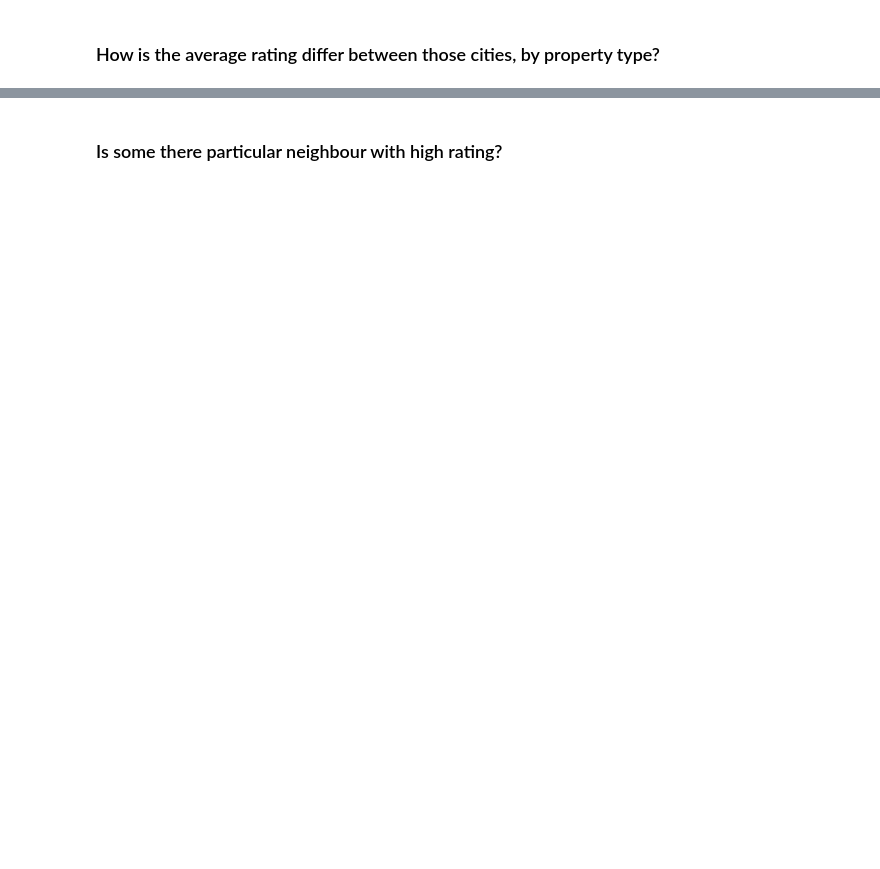
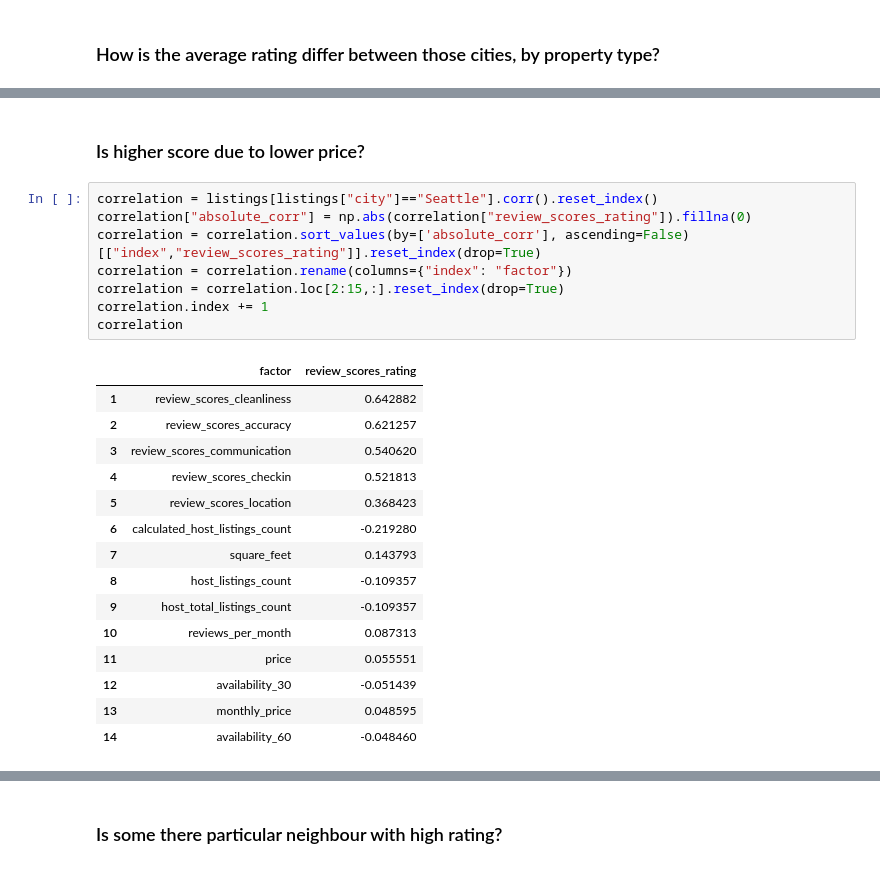
Before and after one commit to wsr13990/airbnb, a Jupyter notebook: Airbnb.ipynb, the cells around one changed output, grey strips where cells are left out. Drawn from its saved outputs; the diff is of its cells as text; blank space fills up the shorter version.

```diff
--- a/Airbnb.ipynb
+++ b/Airbnb.ipynb
@@ -316,3 +363,29 @@ fig_subplot['layout']['xaxis2']['title']='Average Rating'
 fig_subplot.show()
 # %% [output]
 [interactive output not drawn]
+# %% [markdown]
+### Is higher score due to lower price?
+# %%
+correlation = listings[listings["city"]=="Seattle"].corr().reset_index()
+correlation["absolute_corr"] = np.abs(correlation["review_scores_rating"]).fillna(0)
+correlation = correlation.sort_values(by=['absolute_corr'], ascending=False)[["index","review_scores_rating"]].reset_index(drop=True)
+correlation = correlation.rename(columns={"index": "factor"})
+correlation = correlation.loc[2:15,:].reset_index(drop=True)
+correlation.index += 1
+correlation
+# %% [output]
+|  | factor | review_scores_rating |
+| 1 | review_scores_cleanliness | 0.642882 |
+| 2 | review_scores_accuracy | 0.621257 |
+| 3 | review_scores_communication | 0.540620 |
+| 4 | review_scores_checkin | 0.521813 |
+| 5 | review_scores_location | 0.368423 |
+| 6 | calculated_host_listings_count | -0.219280 |
+| 7 | square_feet | 0.143793 |
+| 8 | host_listings_count | -0.109357 |
+| 9 | host_total_listings_count | -0.109357 |
+| 10 | reviews_per_month | 0.087313 |
+| 11 | price | 0.055551 |
+| 12 | availability_30 | -0.051439 |
+| 13 | monthly_price | 0.048595 |
+| 14 | availability_60 | -0.048460 |
```
Also changed, not shown: parts of 17 cells of this notebook.
